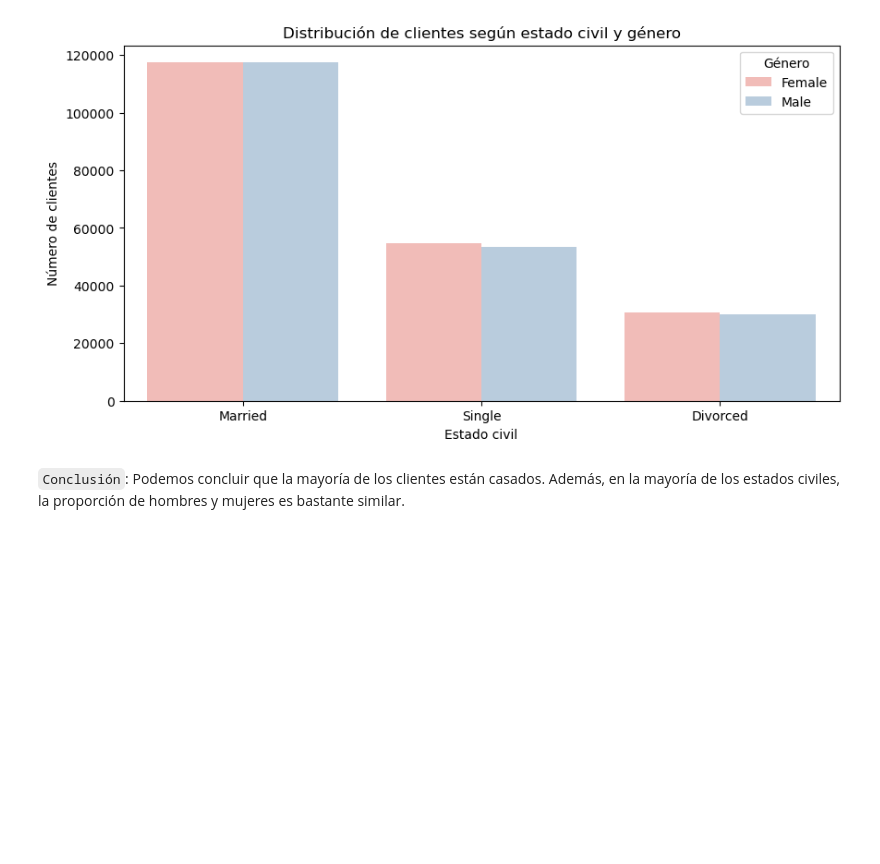
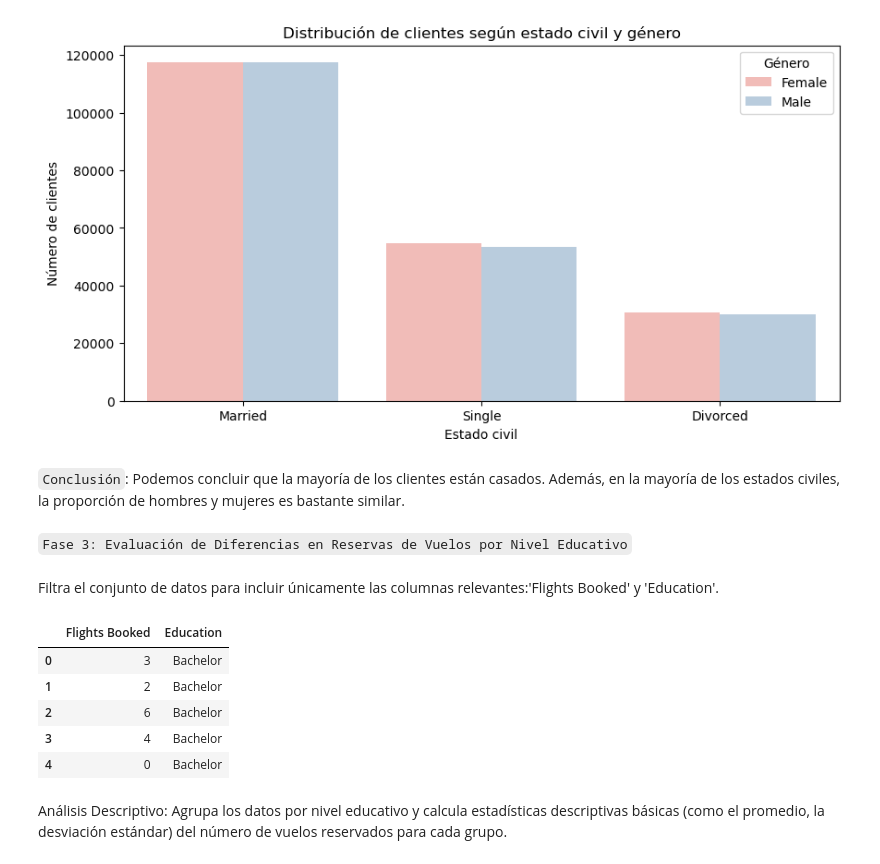
Before and after one commit to Adalab/bda-modulo-3-evaluacion-final-Mgg-maria, a Jupyter notebook: evaluacion.ipynb, the cells around one changed output. Cells and saved outputs as stored; diff of their text form; code cells hidden in the pictures; blank space fills up the shorter version.

```diff
--- a/evaluacion.ipynb
+++ b/evaluacion.ipynb
@@ -774,3 +774,21 @@ plt.show()
 [figure]
 # %% [markdown]
 ``Conclusión``: Podemos concluir que la mayoría de los clientes están casados. Además, en la mayoría de los estados civiles, la proporción de hombres y mujeres es bastante similar.
+# %% [markdown]
+``Fase 3: Evaluación de Diferencias en Reservas de Vuelos por Nivel Educativo``
+# %% [markdown]
+Filtra el conjunto de datos para incluir únicamente las columnas relevantes:'Flights Booked' y 'Education'.
+# %%
+df_filter = df_cleaned[['Flights Booked', 'Education']]
+df_filter.head()
+
+# Usamos doble corchete [[ ]] para seleccionar varias columnas de un DataFrame. Al separarlas con comas, obtenemos otro DataFrame con solo esas columnas.
+# %% [output]
+|  | Flights Booked | Education |
+| 0 | 3 | Bachelor |
+| 1 | 2 | Bachelor |
+| 2 | 6 | Bachelor |
+| 3 | 4 | Bachelor |
+| 4 | 0 | Bachelor |
+# %% [markdown]
+Análisis Descriptivo: Agrupa los datos por nivel educativo y calcula estadísticas descriptivas básicas (como el promedio, la desviación estándar) del número de vuelos reservados para cada grupo.
```
Also changed, not shown: parts of 1 cell of this notebook.
